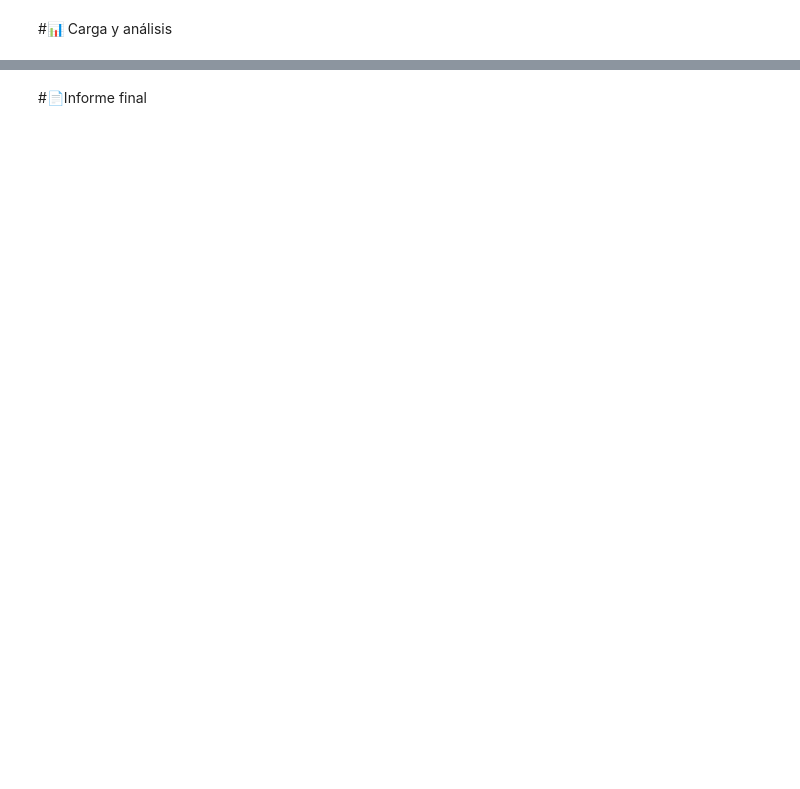
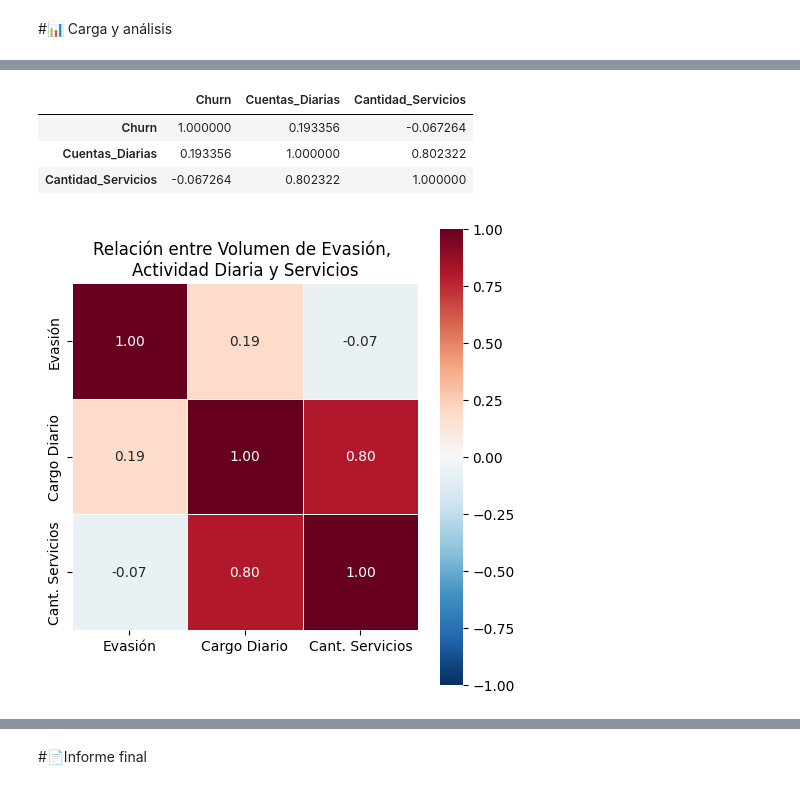
Before and after one commit to Yaaxek/TelecomX_LATAM, a Jupyter notebook: TelecomX_LATAM.ipynb, the cells around one changed output, grey strips where cells are left out. Cells and saved outputs as stored; diff of their text form; code cells hidden in the pictures; blank space fills up the shorter version.

```diff
--- a/TelecomX_LATAM.ipynb
+++ b/TelecomX_LATAM.ipynb
@@ -8,0 +626,31 @@
+# %%
+servicios = ['PhoneService', 'MultipleLines', 'OnlineSecurity', 'OnlineBackup',
+             'DeviceProtection', 'TechSupport', 'StreamingTV', 'StreamingMovies']
+
+df['Cantidad_Servicios'] = df[servicios].sum(axis=1)
+
+correlacion= df[['Churn', 'Cuentas_Diarias', 'Cantidad_Servicios']].corr()
+correlacion
+# %% [output]
+|  | Churn | Cuentas_Diarias | Cantidad_Servicios |
+| Churn | 1.000000 | 0.193356 | -0.067264 |
+| Cuentas_Diarias | 0.193356 | 1.000000 | 0.802322 |
+| Cantidad_Servicios | -0.067264 | 0.802322 | 1.000000 |
+# %%
+import matplotlib.pyplot as plt
+import seaborn as sns
+
+correlacion = df[['Churn', 'Cuentas_Diarias', 'Cantidad_Servicios']].corr()
+
+plt.figure(figsize=(5, 5))
+sns.heatmap(correlacion, annot=True, cmap='RdBu_r', center=0, fmt='.2f',
+            linewidths=0.5, square=True, vmin=-1, vmax=1,
+            xticklabels=['Evasión', 'Cargo Diario', 'Cant. Servicios'],
+            yticklabels=['Evasión', 'Cargo Diario', 'Cant. Servicios'])
+plt.title('Relación entre Volumen de Evasión, \nActividad Diaria y Servicios')
+plt.tight_layout()
+plt.savefig('04_correlacion.png', dpi=300, bbox_inches='tight', facecolor='white')
+
+plt.show()
+# %% [output]
+[figure, added]
```
Also changed, not shown: parts of 63 cells of this notebook.
